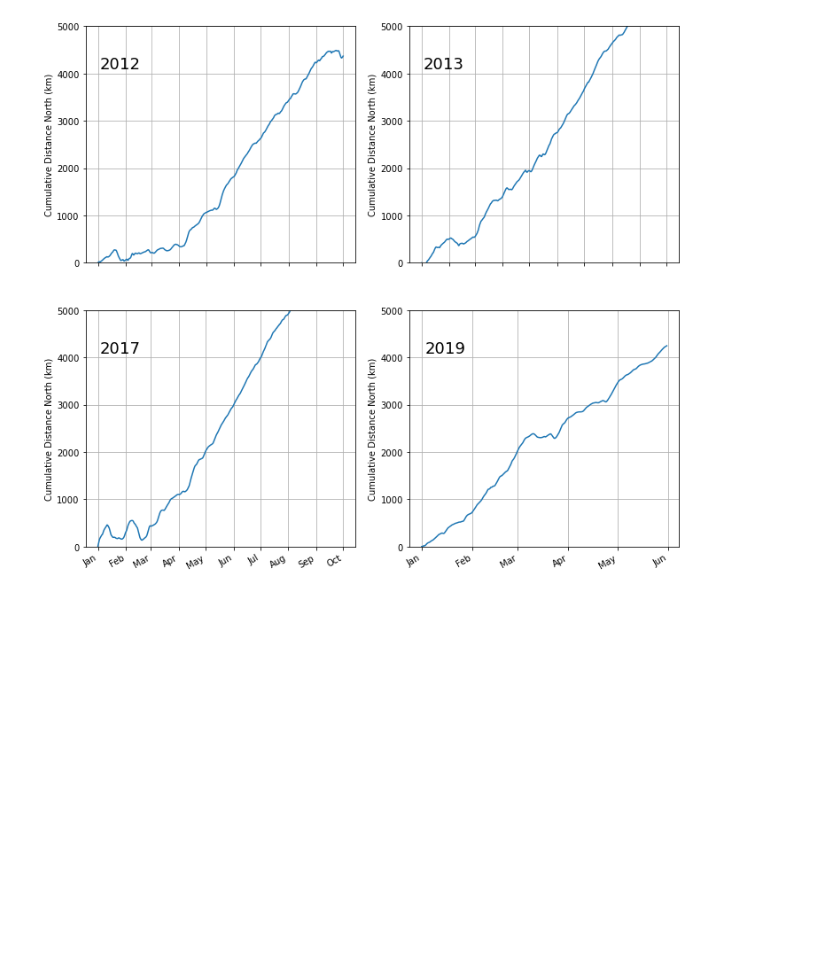
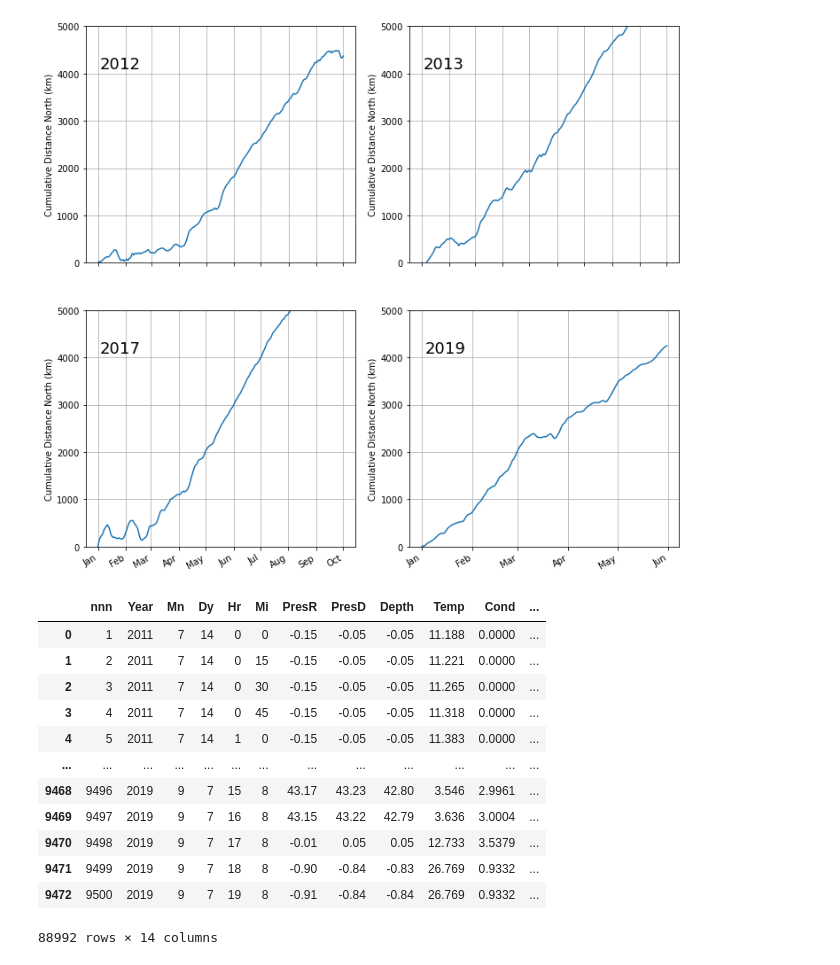
Before and after one commit to leviner/ChukchiTimeSeries, a Jupyter notebook: code/F6_transport.ipynb, the cells around one changed output. Saved outputs shown, nothing was run; the diff lists cells and outputs as text; code cells hidden in the pictures; blank space fills up the shorter version.

```diff
--- a/code/F6_transport.ipynb
+++ b/code/F6_transport.ipynb
@@ -206,3 +207,19 @@ plt.subplot(224)
 cumNplot(dfVel[(dfVel.datetime>= pd.to_datetime('2019-01-01'))&(dfVel.datetime< pd.to_datetime('2019-10-01'))])
 # %% [output]
 [figure]
+# %%
+dfCTD
+# %% [output]
+|  | nnn | Year | Mn | Dy | Hr | Mi | PresR | PresD | Depth | Temp | Cond | ... |
+| 0 | 1 | 2011 | 7 | 14 | 0 | 0 | -0.15 | -0.05 | -0.05 | 11.188 | 0.0000 | ... |
+| 1 | 2 | 2011 | 7 | 14 | 0 | 15 | -0.15 | -0.05 | -0.05 | 11.221 | 0.0000 | ... |
+| 2 | 3 | 2011 | 7 | 14 | 0 | 30 | -0.15 | -0.05 | -0.05 | 11.265 | 0.0000 | ... |
+| 3 | 4 | 2011 | 7 | 14 | 0 | 45 | -0.15 | -0.05 | -0.05 | 11.318 | 0.0000 | ... |
+| 4 | 5 | 2011 | 7 | 14 | 1 | 0 | -0.15 | -0.05 | -0.05 | 11.383 | 0.0000 | ... |
+| ... | ... | ... | ... | ... | ... | ... | ... | ... | ... | ... | ... | ... |
+| 9468 | 9496 | 2019 | 9 | 7 | 15 | 8 | 43.17 | 43.23 | 42.80 | 3.546 | 2.9961 | ... |
+| 9469 | 9497 | 2019 | 9 | 7 | 16 | 8 | 43.15 | 43.22 | 42.79 | 3.636 | 3.0004 | ... |
+| 9470 | 9498 | 2019 | 9 | 7 | 17 | 8 | -0.01 | 0.05 | 0.05 | 12.733 | 3.5379 | ... |
+| 9471 | 9499 | 2019 | 9 | 7 | 18 | 8 | -0.90 | -0.84 | -0.83 | 26.769 | 0.9332 | ... |
+| 9472 | 9500 | 2019 | 9 | 7 | 19 | 8 | -0.91 | -0.84 | -0.84 | 26.769 | 0.9332 | ... |
+88992 rows × 14 columns
```
Also changed, not shown: parts of 5 cells of this notebook.
